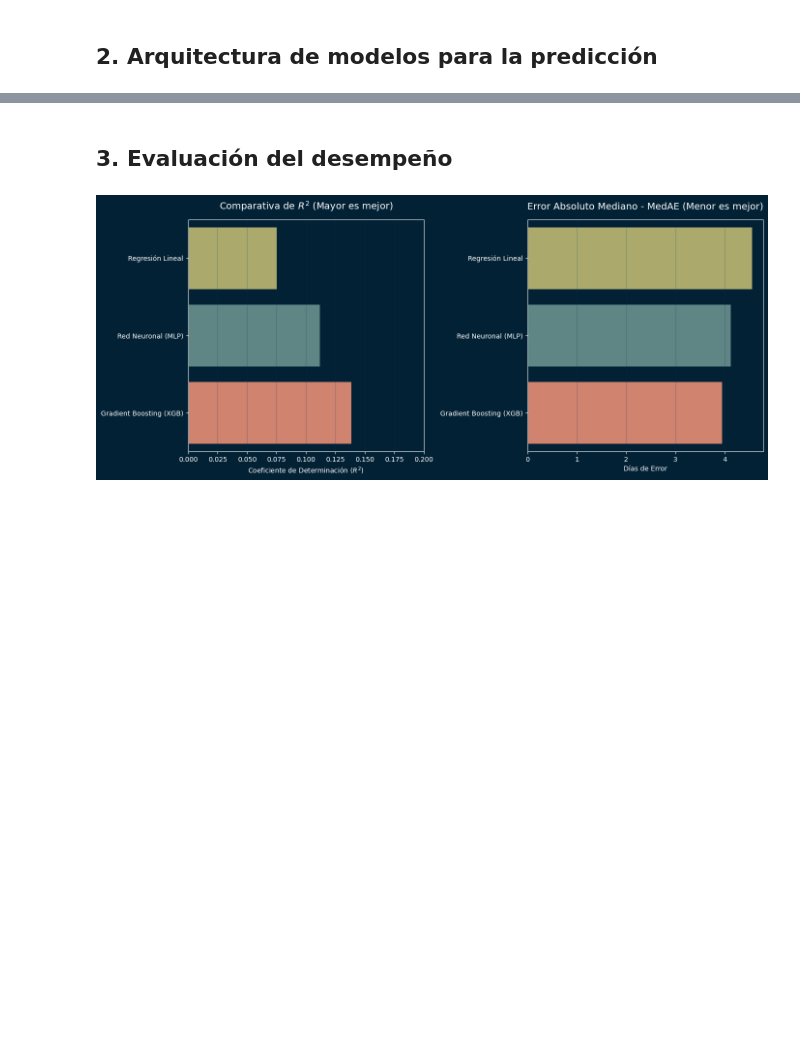
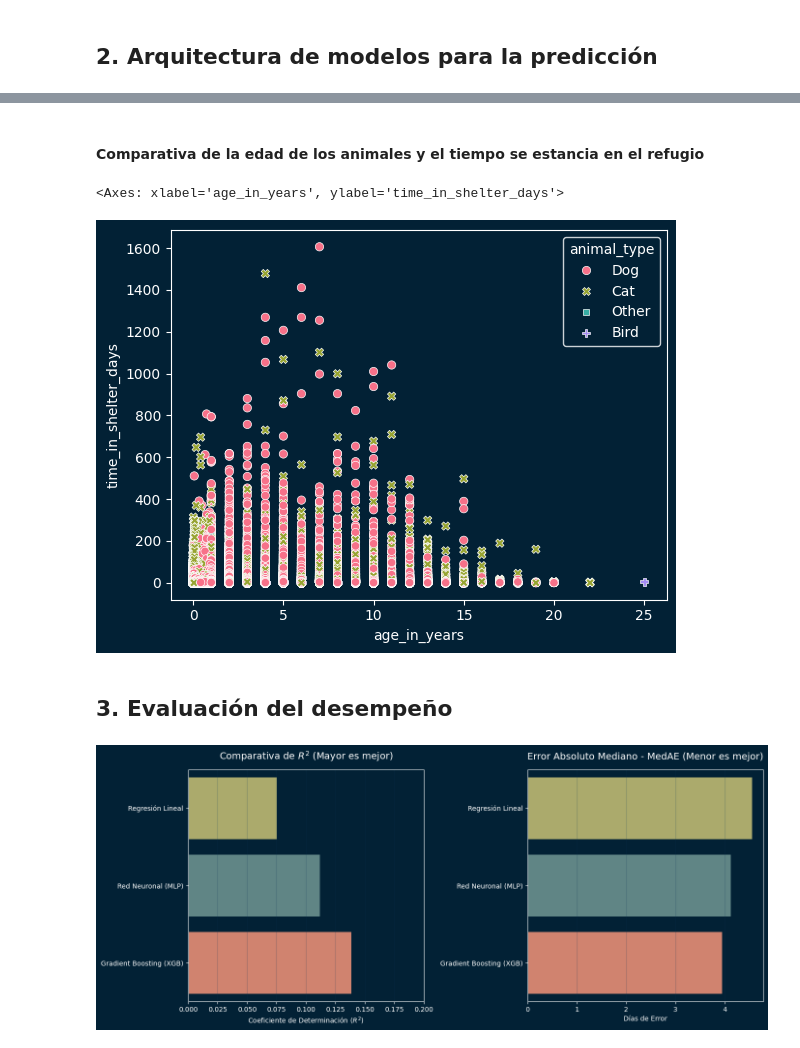
Before and after one commit to G4B0CM/acc_ia_proy_final, a Jupyter notebook: analsis_eda.ipynb, the cells around one changed output, grey strips where cells are left out. Drawn from its saved outputs; the diff is of its cells as text; code cells hidden in the pictures; blank space fills up the shorter version.

```diff
--- a/analsis_eda.ipynb
+++ b/analsis_eda.ipynb
@@ -161,3 +188,16 @@ Entrenamiento completado exitosamente.
+# %% [markdown]
+#### Comparativa de la edad de los animales y el tiempo se estancia en el refugio
+# %%
+sns.scatterplot(
+    data=df_filtered,
+    x='age_in_years',
+    y='time_in_shelter_days',
+    hue='animal_type',
+    style='animal_type'
+)
+# %% [output]
+<Axes: xlabel='age_in_years', ylabel='time_in_shelter_days'>
+[figure, added]
 # %% [markdown]
 ## 3. Evaluación del desempeño
 # %%
```
Also changed, not shown: parts of 8 cells of this notebook, 1 other file.
